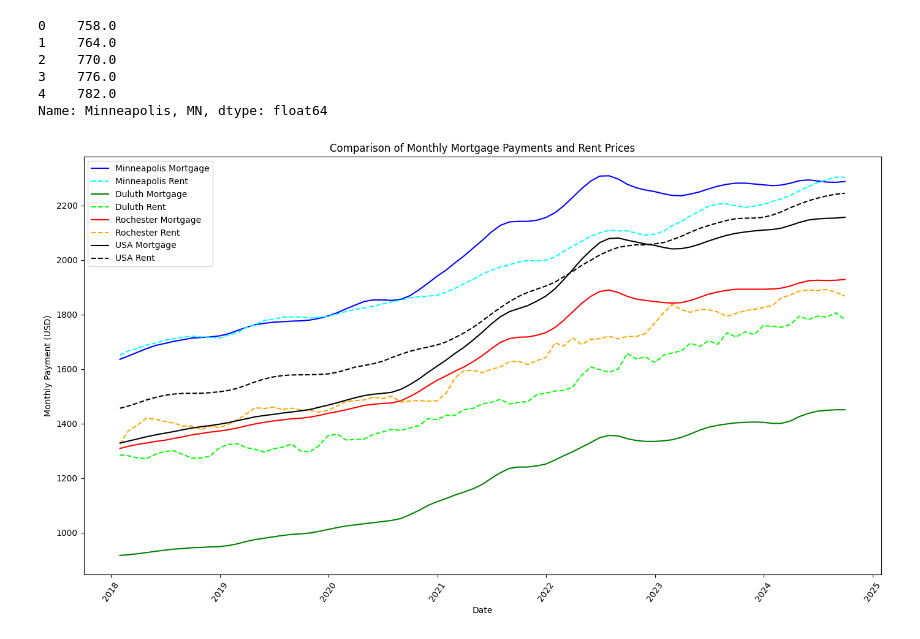
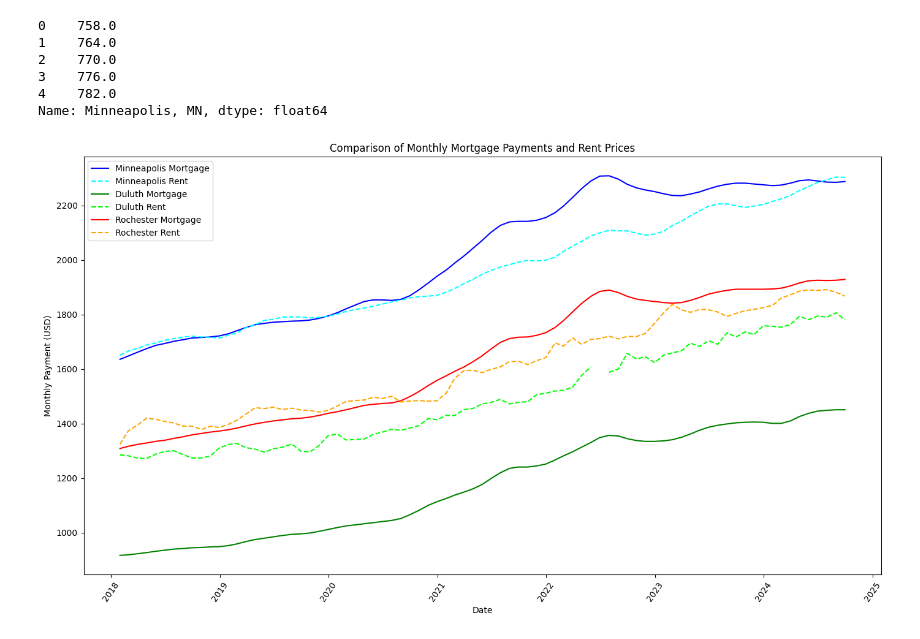
Before and after one commit to BettyJean8/Project-JLLMB, a Jupyter notebook: Housing.ipynb, the cells around one changed output. Drawn from its saved outputs; the diff is of its cells as text; code cells hidden in the pictures.

```diff
--- a/Housing.ipynb
+++ b/Housing.ipynb
@@ -67,40 +67,34 @@ principal_value_df["Minneapolis_Mortgage"] = principal_value_df["Minneapolis, MN
 # used to apply the calculate_monthly_payment function to each value in the "Duluth, MN" column as the principal argument. The function will compute
 # the monthly mortgage payment based on the principal value (home price) for each row.
 principal_value_df["Duluth_Mortgage"] = principal_value_df["Duluth, MN"].apply(calculate_monthly_payment).round()
 principal_value_df["Rochester_Mortgage"] = principal_value_df["Rochester, MN"].apply(calculate_monthly_payment).round()
-principal_value_df["USA_Mortgage"] = principal_value_df["USA"].apply(calculate_monthly_payment).round()
-
 
 # Merge DataFrames on 'MonthYear'
 merged_df = pd.merge(principal_value_df, rent_df, on="MonthYear", suffixes=("_mortgage", "_rent")) # Needed to avoid conflicts between
-merged_df = merged_df = merged_df.bfill()  # Backward fill
 # the 2 dateframes having the same column names.
 
 # Plotting the merged data with updated suffixes
 plt.figure(figsize=(14, 8))
 
 plt.plot(merged_df["MonthYear"], merged_df["Minneapolis_Mortgage"], label="Minneapolis Mortgage", color="blue")
 plt.plot(merged_df["MonthYear"], merged_df["Minneapolis, MN_rent"], label="Minneapolis Rent", color="cyan", linestyle="--")
 
 plt.plot(merged_df["MonthYear"], merged_df["Duluth_Mortgage"], label="Duluth Mortgage", color="green")
 plt.plot(merged_df["MonthYear"], merged_df["Duluth, MN_rent"], label="Duluth Rent", color="lime", linestyle="--")
 
 plt.plot(merged_df["MonthYear"], merged_df["Rochester_Mortgage"], label="Rochester Mortgage", color="red")
 plt.plot(merged_df["MonthYear"], merged_df["Rochester, MN_rent"], label="Rochester Rent", color="orange", linestyle="--")
 
-plt.plot(merged_df["MonthYear"], merged_df["USA_Mortgage"], label="USA Mortgage", color="black")
-plt.plot(merged_df["MonthYear"], merged_df["USA_rent"], label="USA Rent", color="black", linestyle="--")
-
 # Add labels and legend
 plt.xlabel("Date")
 plt.ylabel("Monthly Payment (USD)")
 plt.title("Comparison of Monthly Mortgage Payments and Rent Prices")
 plt.legend(loc="upper left")
 plt.xticks(rotation=55)
 plt.tight_layout()
 plt.show()
 # %% [output]
-[figure, old version]
+[figure, new version]
 # %%
 # The Duluth rent has missing values.
 # Possibly we can find a way to fill them in using trends of Mpls and Rochester? Or find the average from 2022 - 2023?
```
Also changed, not shown: parts of 9 cells of this notebook.
